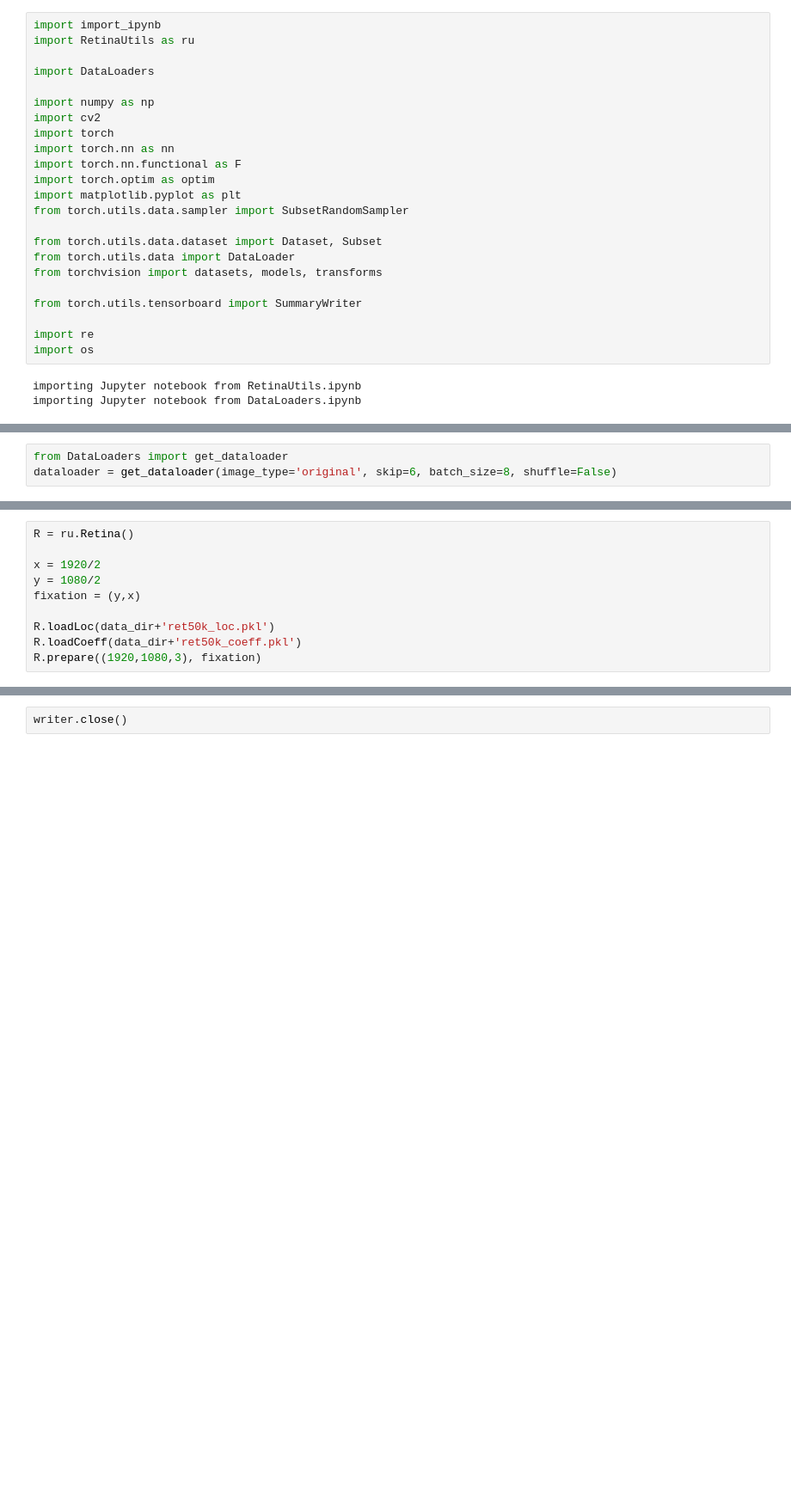
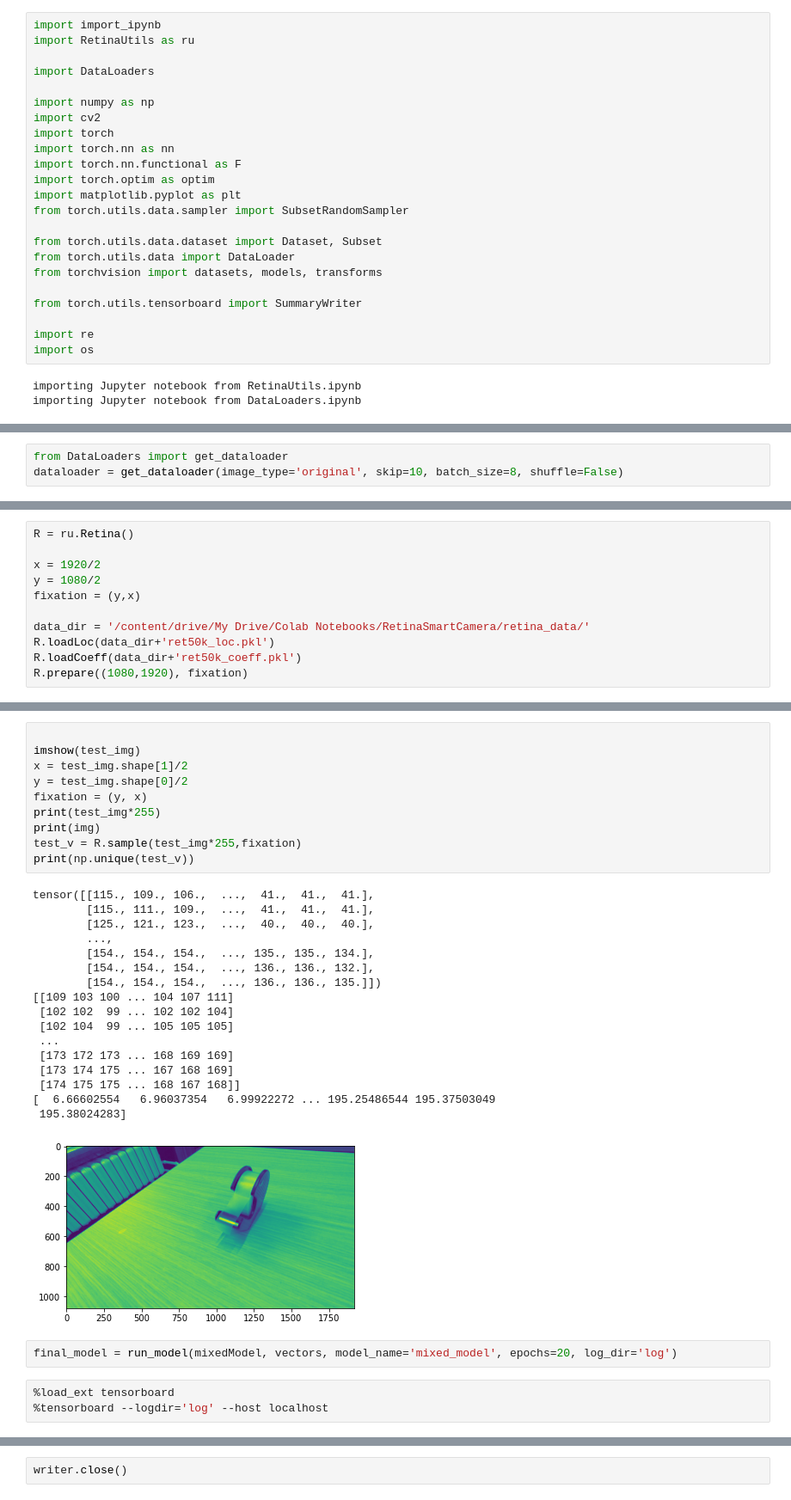
Before and after one commit to NicholasSperry/RetinaSmartCamera, a Jupyter notebook: notebooks/RetinaEncoder.ipynb, the cells around one changed output, grey strips where cells are left out. Shown: that part at 86% size. Cells and saved outputs as stored; diff of their text form; blank space fills up the shorter version.

```diff
--- a/notebooks/RetinaEncoder.ipynb
+++ b/notebooks/RetinaEncoder.ipynb
@@ -246,3 +122,3 @@ class MixedModel(nn.Module):
 # %%
 from DataLoaders import get_dataloader
-dataloader = get_dataloader(image_type='original', skip=6, batch_size=8, shuffle=False)
+dataloader = get_dataloader(image_type='original', skip=10, batch_size=8, shuffle=False)
@@ -302,6 +131,7 @@ x = 1920/2
 y = 1080/2
 fixation = (y,x)
 
+data_dir = '/content/drive/My Drive/Colab Notebooks/RetinaSmartCamera/retina_data/'
 R.loadLoc(data_dir+'ret50k_loc.pkl')
 R.loadCoeff(data_dir+'ret50k_coeff.pkl')
-R.prepare((1920,1080,3), fixation)
+R.prepare((1080,1920), fixation)
@@ -363,2 +195,35 @@ KeyboardInterrupt: ignored
+# %%
+
+imshow(test_img)
+x = test_img.shape[1]/2
+y = test_img.shape[0]/2
+fixation = (y, x)
+print(test_img*255)
+print(img)
+test_v = R.sample(test_img*255,fixation)
+print(np.unique(test_v))
+# %% [output]
+tensor([[115., 109., 106.,  ...,  41.,  41.,  41.],
+        [115., 111., 109.,  ...,  41.,  41.,  41.],
+        [125., 121., 123.,  ...,  40.,  40.,  40.],
+        ...,
+        [154., 154., 154.,  ..., 135., 135., 134.],
+        [154., 154., 154.,  ..., 136., 136., 132.],
+        [154., 154., 154.,  ..., 136., 136., 135.]])
+[[109 103 100 ... 104 107 111]
+ [102 102  99 ... 102 102 104]
+ [102 104  99 ... 105 105 105]
+ ...
+ [173 172 173 ... 168 169 169]
+ [173 174 175 ... 167 168 169]
+ [174 175 175 ... 168 167 168]]
+[  6.66602554   6.96037354   6.99922272 ... 195.25486544 195.37503049
+ 195.38024283]
+[figure, added]
+# %%
+final_model = run_model(mixedModel, vectors, model_name='mixed_model', epochs=20, log_dir='log')
+# %%
+%load_ext tensorboard
+%tensorboard --logdir='log' --host localhost
 # %%
 def imshow(img):
```
Also changed, not shown: parts of 29 cells of this notebook, 10 other files.
